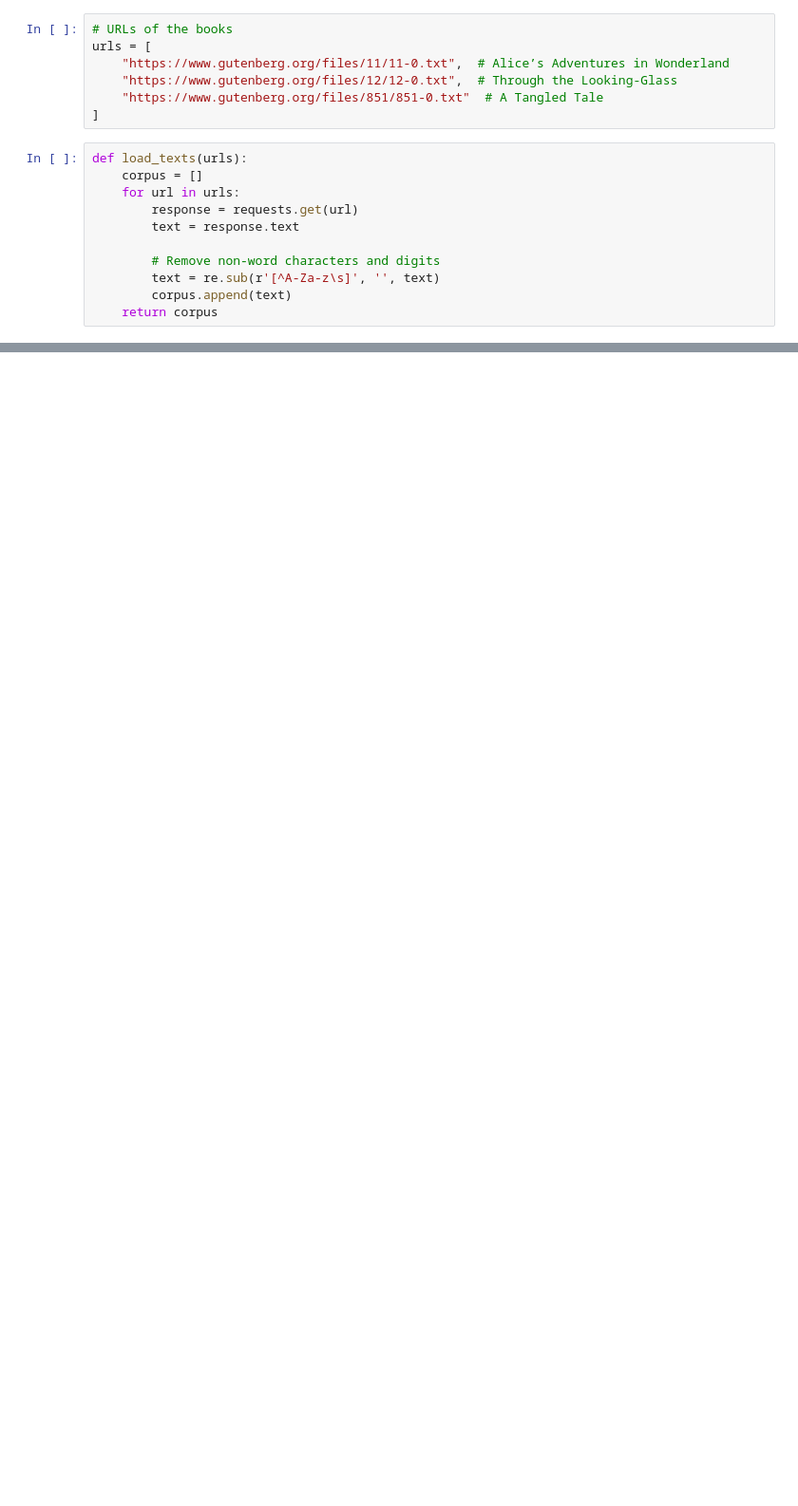
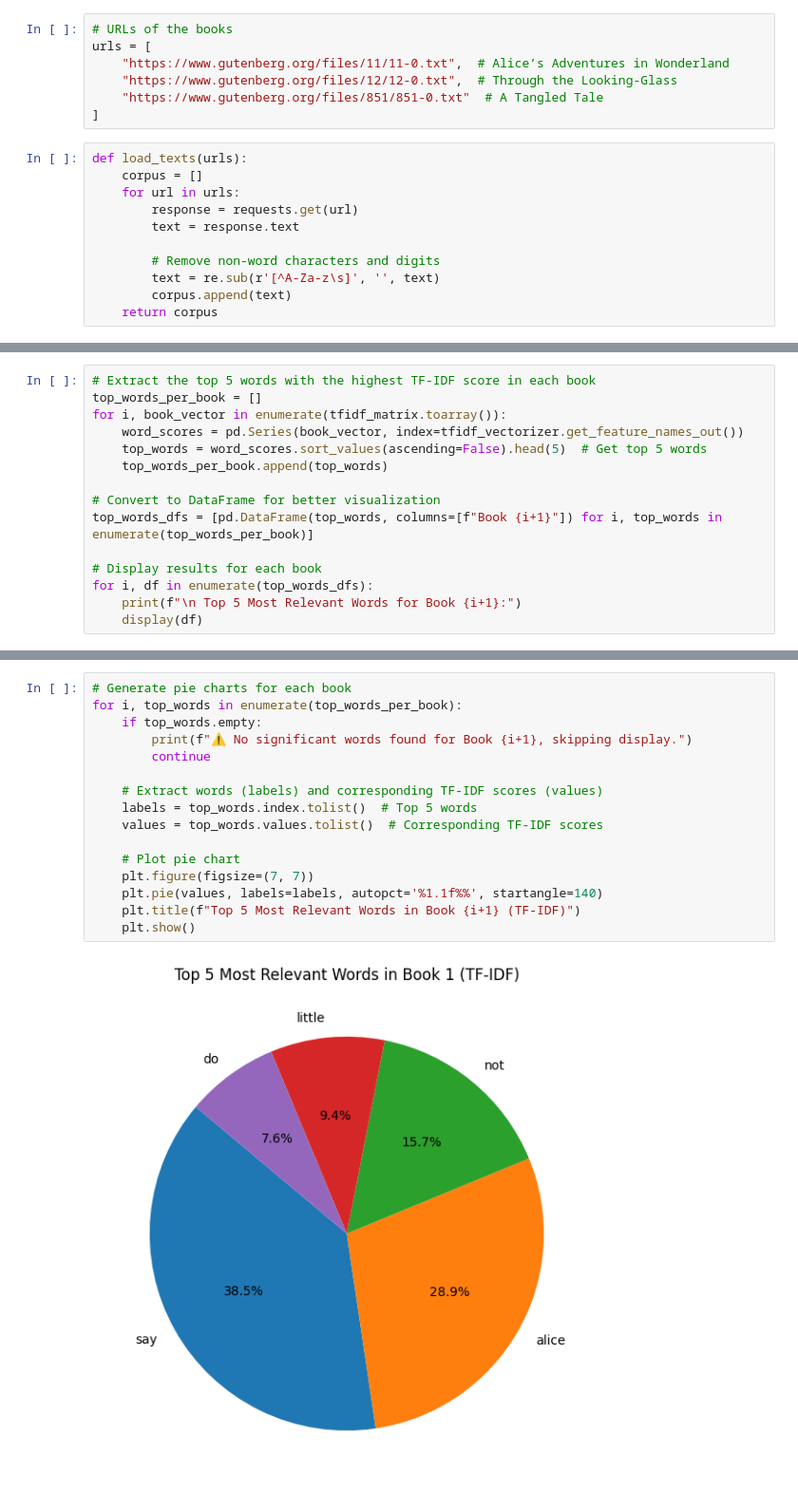
Before and after one commit to a-Hachem/GenAI-ML-BootCamp-PSTB, a Jupyter notebook: Week5/Daily_Challenge_W5_D1.ipynb, the cells around one changed output, grey strips where cells are left out. Shown at 95% size. Cells and saved outputs as stored; diff of their text form; blank space fills up the shorter version.

```diff
--- a/Week5/Daily_Challenge_W5_D1.ipynb
+++ b/Week5/Daily_Challenge_W5_D1.ipynb
@@ -197,0 +481,15 @@ NameError: name 'books_tokens_cleaned' is not defined
+# %%
+# Extract the top 5 words with the highest TF-IDF score in each book
+top_words_per_book = []
+for i, book_vector in enumerate(tfidf_matrix.toarray()):
+    word_scores = pd.Series(book_vector, index=tfidf_vectorizer.get_feature_names_out())
+    top_words = word_scores.sort_values(ascending=False).head(5)  # Get top 5 words
+    top_words_per_book.append(top_words)
+
+# Convert to DataFrame for better visualization
+top_words_dfs = [pd.DataFrame(top_words, columns=[f"Book {i+1}"]) for i, top_words in enumerate(top_words_per_book)]
+
+# Display results for each book
+for i, df in enumerate(top_words_dfs):
+    print(f"\n Top 5 Most Relevant Words for Book {i+1}:")
+    display(df)
@@ -197,0 +518,18 @@ NameError: name 'books_tokens_cleaned' is not defined
+# %%
+# Generate pie charts for each book
+for i, top_words in enumerate(top_words_per_book):
+    if top_words.empty:
+        print(f"⚠ No significant words found for Book {i+1}, skipping display.")
+        continue
+
+    # Extract words (labels) and corresponding TF-IDF scores (values)
+    labels = top_words.index.tolist()  # Top 5 words
+    values = top_words.values.tolist()  # Corresponding TF-IDF scores
+
+    # Plot pie chart
+    plt.figure(figsize=(7, 7))
+    plt.pie(values, labels=labels, autopct='%1.1f%%', startangle=140)
+    plt.title(f"Top 5 Most Relevant Words in Book {i+1} (TF-IDF)")
+    plt.show()
+# %% [output]
+[figure, added]
```
Also changed, not shown: parts of 48 cells of this notebook.
